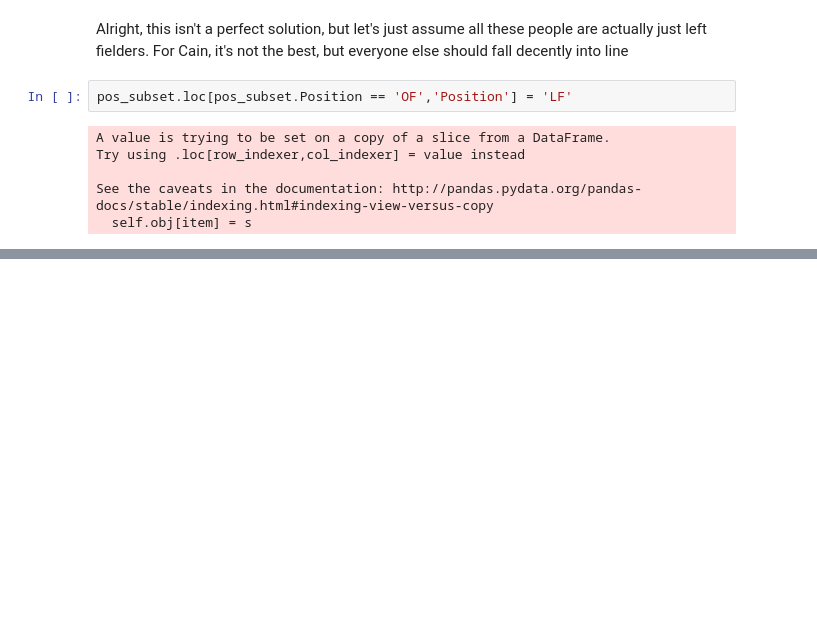
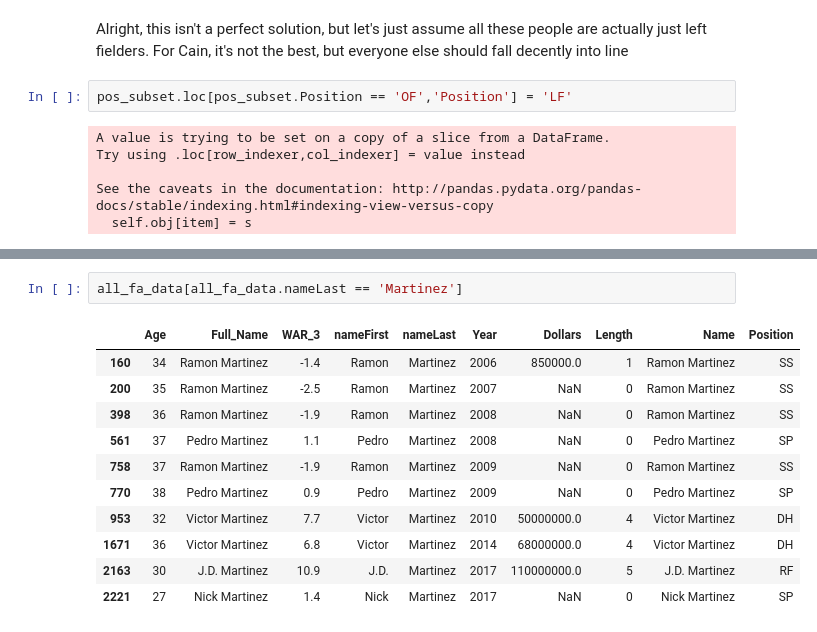
Before and after one commit to marichards/MLB_FA_Predictor, a Jupyter notebook: Troubleshooting.ipynb, the cells around one changed output, grey strips where cells are left out. Cells and saved outputs as stored; diff of their text form; blank space fills up the shorter version.

Commit message:
Updated data for opening day

```diff
--- a/Troubleshooting.ipynb
+++ b/Troubleshooting.ipynb
@@ -302,0 +305,14 @@ Actually, instead, we can grab the "OF" WAR for teams and just do that...let's d
+# %%
+all_fa_data[all_fa_data.nameLast == 'Martinez']
+# %% [output]
+|  | Age | Full_Name | WAR_3 | nameFirst | nameLast | Year | Dollars | Length | Name | Position |
+| 160 | 34 | Ramon Martinez | -1.4 | Ramon | Martinez | 2006 | 850000.0 | 1 | Ramon Martinez | SS |
+| 200 | 35 | Ramon Martinez | -2.5 | Ramon | Martinez | 2007 | NaN | 0 | Ramon Martinez | SS |
+| 398 | 36 | Ramon Martinez | -1.9 | Ramon | Martinez | 2008 | NaN | 0 | Ramon Martinez | SS |
+| 561 | 37 | Pedro Martinez | 1.1 | Pedro | Martinez | 2008 | NaN | 0 | Pedro Martinez | SP |
+| 758 | 37 | Ramon Martinez | -1.9 | Ramon | Martinez | 2009 | NaN | 0 | Ramon Martinez | SS |
+| 770 | 38 | Pedro Martinez | 0.9 | Pedro | Martinez | 2009 | NaN | 0 | Pedro Martinez | SP |
+| 953 | 32 | Victor Martinez | 7.7 | Victor | Martinez | 2010 | 50000000.0 | 4 | Victor Martinez | DH |
+| 1671 | 36 | Victor Martinez | 6.8 | Victor | Martinez | 2014 | 68000000.0 | 4 | Victor Martinez | DH |
+| 2163 | 30 | J.D. Martinez | 10.9 | J.D. | Martinez | 2017 | 110000000.0 | 5 | J.D. Martinez | RF |
+| 2221 | 27 | Nick Martinez | 1.4 | Nick | Martinez | 2017 | NaN | 0 | Nick Martinez | SP |
```
Also changed, not shown: parts of 10 cells of this notebook, 4 other files.
